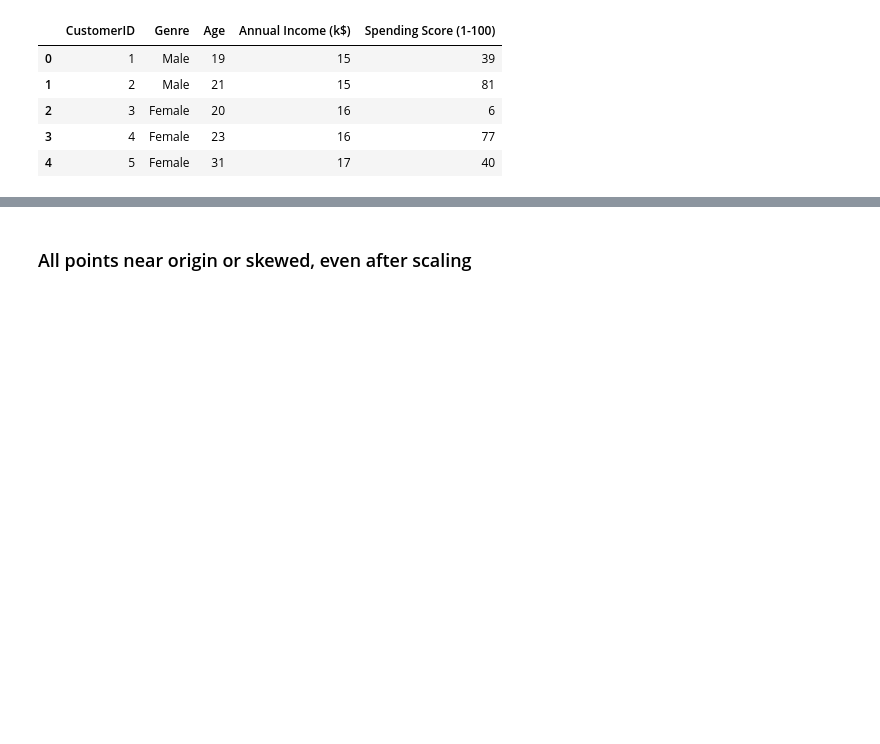
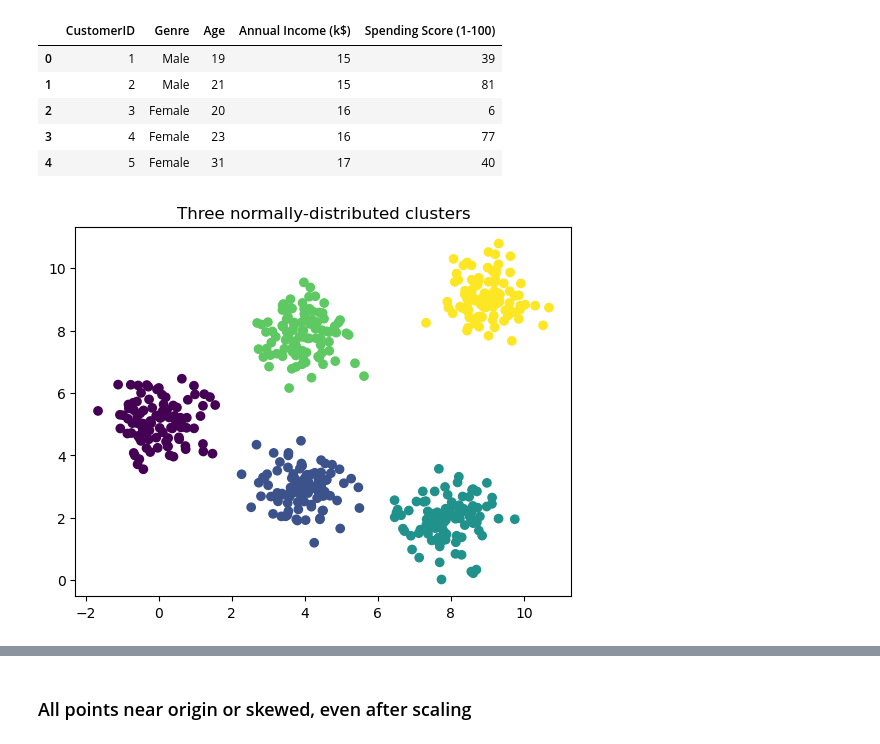
Before and after one commit to krrishmahar/jp-notebook, a Jupyter notebook: ml-books/proj4/unsupervised_learning.ipynb, the cells around one changed output, grey strips where cells are left out. Saved outputs shown, nothing was run; the diff lists cells and outputs as text; code cells hidden in the pictures; blank space fills up the shorter version.

```diff
--- a/ml-books/proj4/unsupervised_learning.ipynb
+++ b/ml-books/proj4/unsupervised_learning.ipynb
@@ -209,3 +218,14 @@ df.head()
 | 4 | 5 | Female | 31 | 17 | 40 |
 # %%
 X_scaled = df.drop(columns=['Genre','CustomerID']).values
+# %%
+from sklearn.datasets import make_blobs
+
+centers=[(0,5),(4,3),(8,2),(4,8),(9,9)]
+X, y = make_blobs(n_samples=500,centers=centers, cluster_std=0.65, random_state=0,)
+# print(centers)
+plt.scatter(X[:, 0], X[:, 1], c=y)
+plt.title("Three normally-distributed clusters")
+plt.show()
+# %% [output]
+[figure, added]
```
Also changed, not shown: parts of 31 cells of this notebook, 3 other files.
